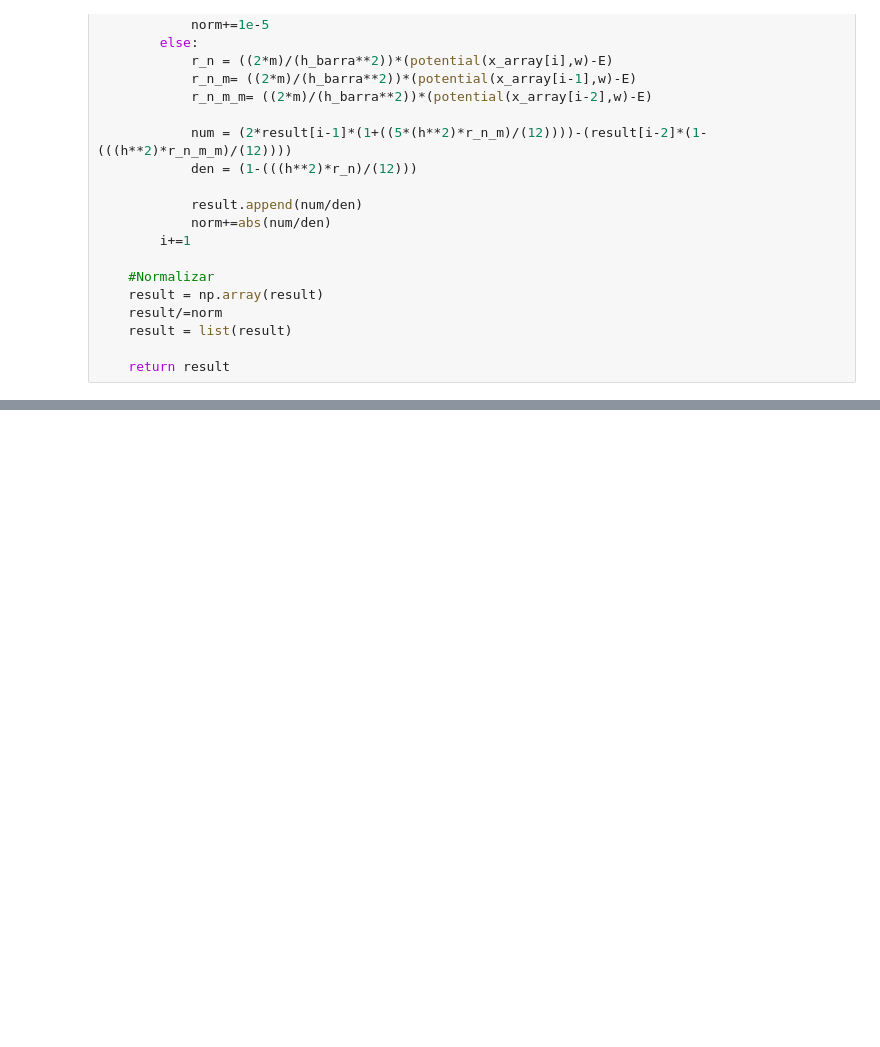
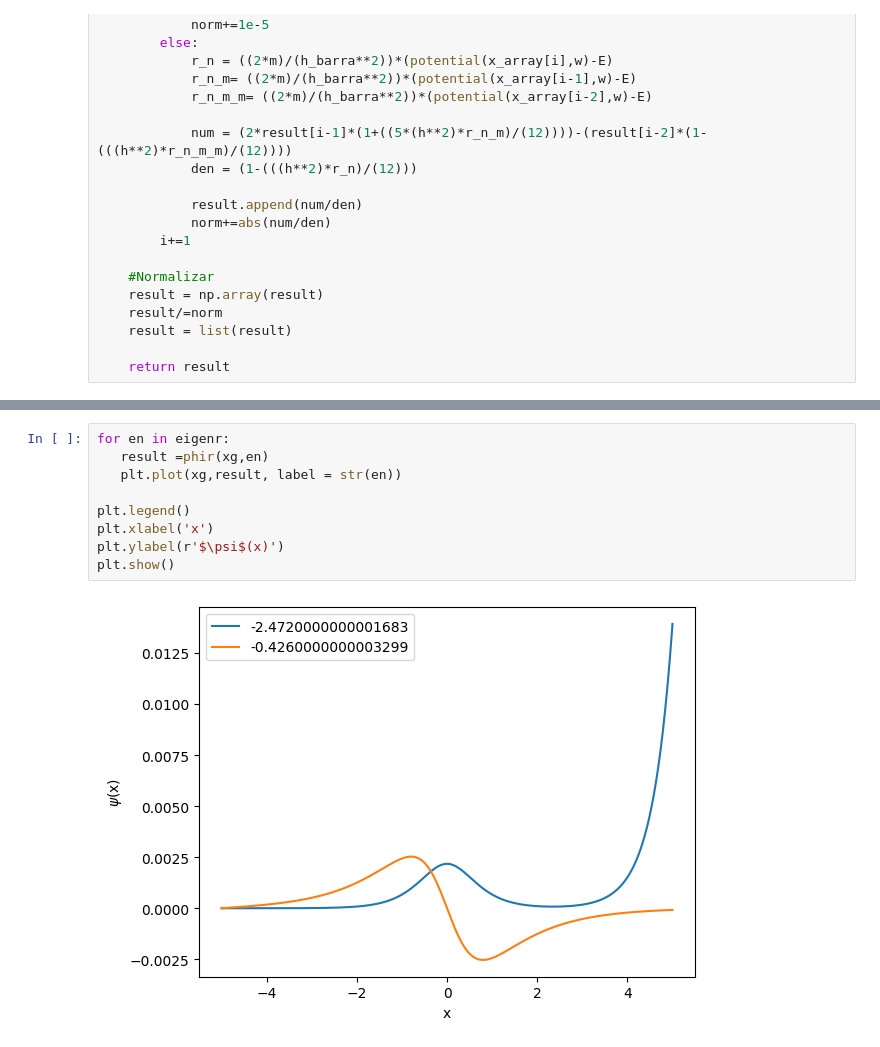
Before and after one commit to acastem15/Mecanica-Cuantica-I, a Jupyter notebook: Tarea3/NumerovAlgorithm.ipynb, the cells around one changed output, grey strips where cells are left out. Saved outputs shown, nothing was run; the diff lists cells and outputs as text; blank space fills up the shorter version.

```diff
--- a/Tarea3/NumerovAlgorithm.ipynb
+++ b/Tarea3/NumerovAlgorithm.ipynb
@@ -94,0 +236,11 @@ plt.show()
+# %%
+for en in eigenr:
+   result =phir(xg,en)
+   plt.plot(xg,result, label = str(en))
+
+plt.legend()
+plt.xlabel('x')
+plt.ylabel(r'$\psi$(x)')
+plt.show()
+# %% [output]
+[figure, added]
```
Also changed, not shown: parts of 6 cells of this notebook, 2 other files.
